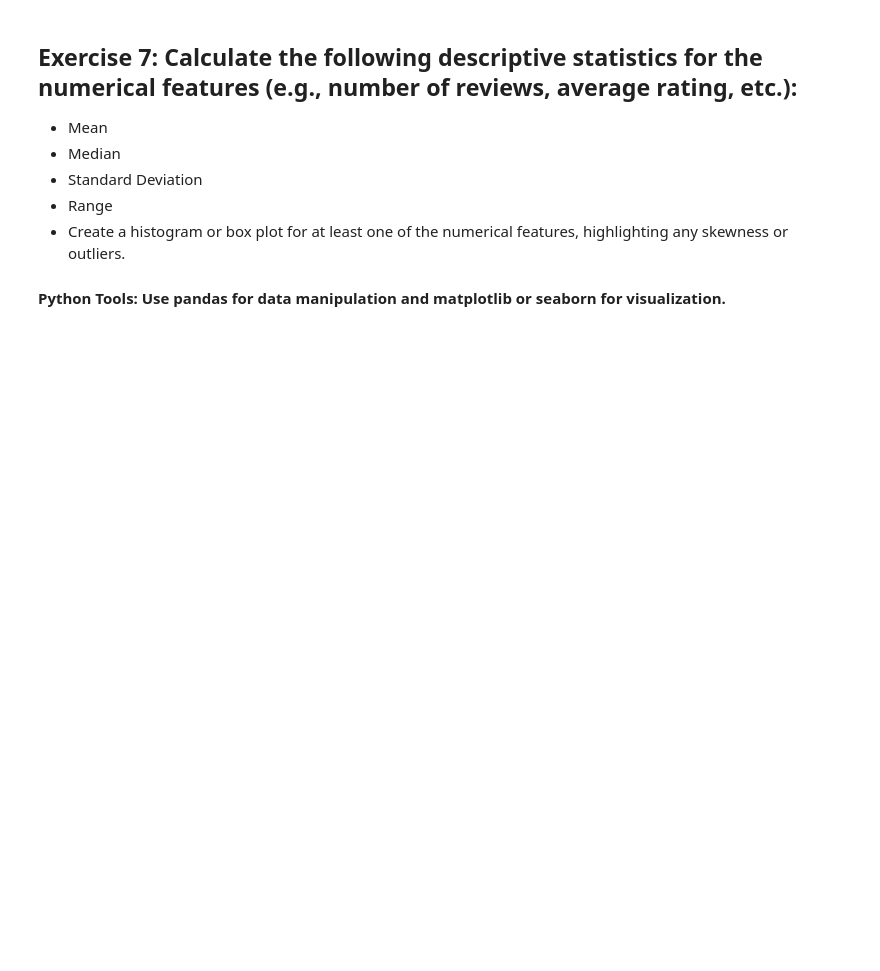
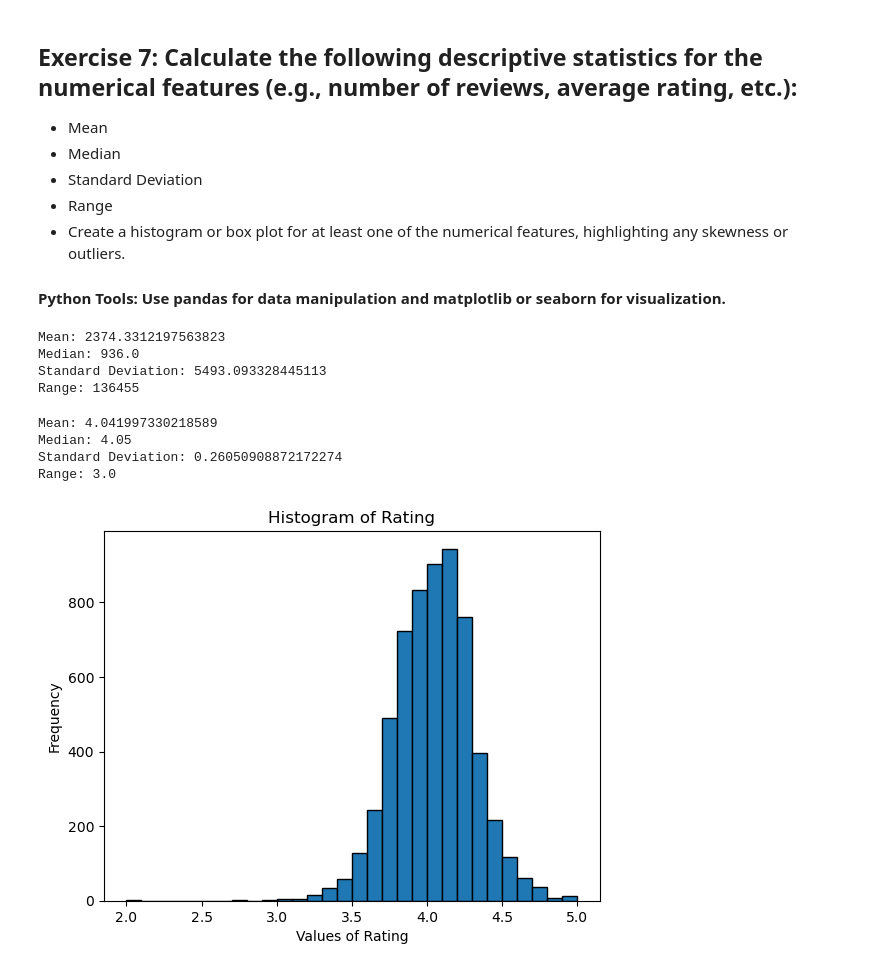
Before and after one commit to bram-villanueva/week02, a Jupyter notebook: Assignment3.ipynb, the cells around one changed output. Drawn from its saved outputs; the diff is of its cells as text; code cells hidden in the pictures; blank space fills up the shorter version.

```diff
--- a/Assignment3.ipynb
+++ b/Assignment3.ipynb
@@ -286,0 +338,44 @@ df_sorted.to_csv("./data/hw-03-cleaned.csv", index=False)
+# %%
+# your code here
+# use many cells if you like to structure your code well
+
+#to visualize these numerical features for the column "review_count"
+mean_val = week03m_df2['review_count'].mean()
+median_val = week03m_df2['review_count'].median()
+std_val = week03m_df2['review_count'].std()
+range_val = week03m_df2['review_count'].max() - week03m_df2['review_count'].min()
+
+print("Mean:", mean_val)
+print("Median:", median_val)
+print("Standard Deviation:", std_val)
+print("Range:", range_val)
+# %% [output]
+Mean: 2374.3312197563823
+Median: 936.0
+Standard Deviation: 5493.093328445113
+Range: 136455
+# %%
+#and, since we are not doing anything else with these values, we can just overwrite them for a different column
+#to visualize these numerical features for the column "rating"
+mean_val = week03m_df2['rating'].mean()
+median_val = week03m_df2['rating'].median()
+std_val = week03m_df2['rating'].std()
+range_val = week03m_df2['rating'].max() - week03m_df2['rating'].min()
+
+print("Mean:", mean_val)
+print("Median:", median_val)
+print("Standard Deviation:", std_val)
+print("Range:", range_val)
+# %% [output]
+Mean: 4.041997330218589
+Median: 4.05
+Standard Deviation: 0.26050908872172274
+Range: 3.0
+# %%
+plt.hist(week03m_df2['rating'], bins=30, edgecolor='black')
+plt.xlabel("Values of Rating")
+plt.ylabel("Frequency")
+plt.title("Histogram of Rating")
+plt.show()
+# %% [output]
+[figure, added]
```
Also changed, not shown: parts of 21 cells of this notebook.
